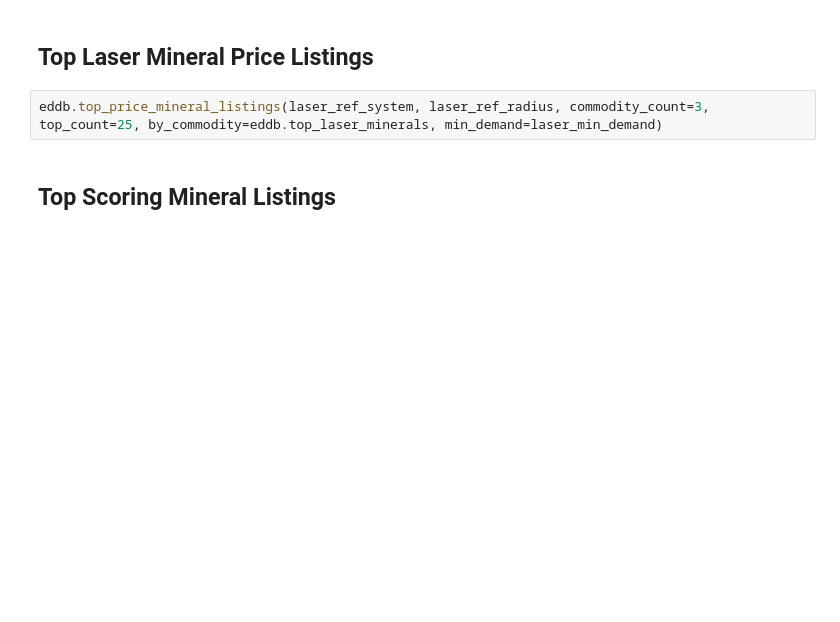
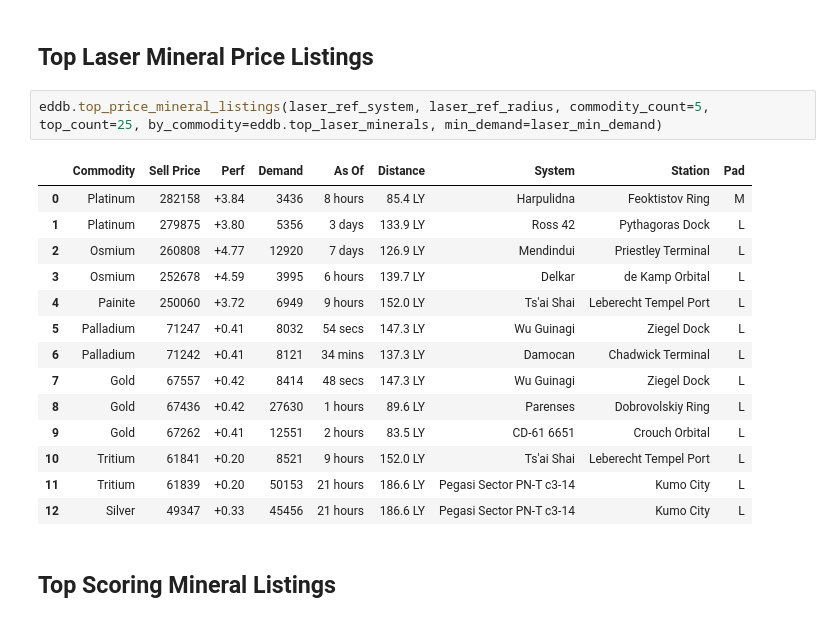
Before and after one commit to kominetz/elite-tools, a Jupyter notebook: notebooks/Daily Mining Report.ipynb, the cells around one changed output. Cells and saved outputs as stored; diff of their text form; blank space fills up the shorter version.

```diff
--- a/notebooks/Daily Mining Report.ipynb
+++ b/notebooks/Daily Mining Report.ipynb
@@ -45,7 +135,22 @@ eddb.top_price_mineral_listings(core_ref_system, core_ref_radius, commodity_coun
 # %% [markdown]
 ## Top Laser Mineral Price Listings ##
 # %%
-eddb.top_price_mineral_listings(laser_ref_system, laser_ref_radius, commodity_count=3, top_count=25, by_commodity=eddb.top_laser_minerals, min_demand=laser_min_demand)
+eddb.top_price_mineral_listings(laser_ref_system, laser_ref_radius, commodity_count=5, top_count=25, by_commodity=eddb.top_laser_minerals, min_demand=laser_min_demand)
+# %% [output]
+|  | Commodity | Sell Price | Perf | Demand | As Of | Distance | System | Station | Pad |
+| 0 | Platinum | 282158 | +3.84 | 3436 | 8 hours | 85.4 LY | Harpulidna | Feoktistov Ring | M |
+| 1 | Platinum | 279875 | +3.80 | 5356 | 3 days | 133.9 LY | Ross 42 | Pythagoras Dock | L |
+| 2 | Osmium | 260808 | +4.77 | 12920 | 7 days | 126.9 LY | Mendindui | Priestley Terminal | L |
+| 3 | Osmium | 252678 | +4.59 | 3995 | 6 hours | 139.7 LY | Delkar | de Kamp Orbital | L |
+| 4 | Painite | 250060 | +3.72 | 6949 | 9 hours | 152.0 LY | Ts'ai Shai | Leberecht Tempel Port | L |
+| 5 | Palladium | 71247 | +0.41 | 8032 | 54 secs | 147.3 LY | Wu Guinagi | Ziegel Dock | L |
+| 6 | Palladium | 71242 | +0.41 | 8121 | 34 mins | 137.3 LY | Damocan | Chadwick Terminal | L |
+| 7 | Gold | 67557 | +0.42 | 8414 | 48 secs | 147.3 LY | Wu Guinagi | Ziegel Dock | L |
+| 8 | Gold | 67436 | +0.42 | 27630 | 1 hours | 89.6 LY | Parenses | Dobrovolskiy Ring | L |
+| 9 | Gold | 67262 | +0.41 | 12551 | 2 hours | 83.5 LY | CD-61 6651 | Crouch Orbital | L |
+| 10 | Tritium | 61841 | +0.20 | 8521 | 9 hours | 152.0 LY | Ts'ai Shai | Leberecht Tempel Port | L |
+| 11 | Tritium | 61839 | +0.20 | 50153 | 21 hours | 186.6 LY | Pegasi Sector PN-T c3-14 | Kumo City | L |
+| 12 | Silver | 49347 | +0.33 | 45456 | 21 hours | 186.6 LY | Pegasi Sector PN-T c3-14 | Kumo City | L |
 # %% [markdown]
 ## Top Scoring Mineral Listings ##
 # %%
```
Also changed, not shown: parts of 6 cells of this notebook.
